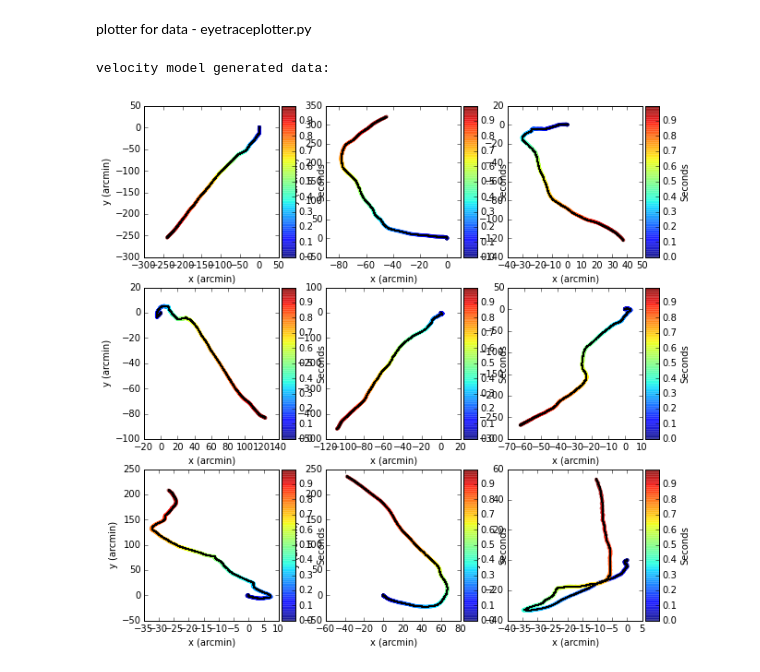
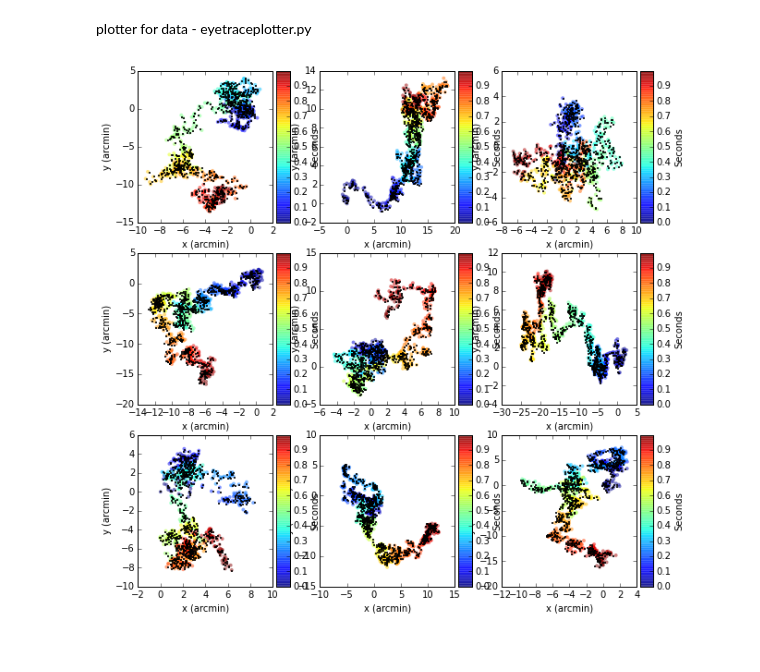
Before and after one commit to vdutell/eyemovement, a Jupyter notebook: implelemting into pipeline.ipynb, the cells around one changed output. Saved outputs shown, nothing was run; the diff lists cells and outputs as text; code cells hidden in the pictures.

Commit message:
added docstrings and BM motion eytrace generator

```diff
--- a/implelemting into pipeline.ipynb
+++ b/implelemting into pipeline.ipynb
@@ -569,7 +599,17 @@ def interp_mf(trials):
 filter out constant velocity interpolations - fitler_cvips.py
 # %%
 def filter_cvips(trials, wsize = 7):
+    """
+        Identify trials that have multiple concurrent frames of zero acceleration in euclidian space
 
+        Args:
+            trials (List[Eyetrace]): A list of eyetraces that may contain zero acceleration regions.
+
+            wsize (Optional[Numeric]): The window size over which to search. 7 is the number optimized by testing
+
+        Returns:
+            List[Eyetrace]: A list of eyetraces that do not contain frames with zero acceleration.
+    """
     nmstrials = []
     mstrials = []
     exv = 0
@@ -827,7 +993,13 @@ def gentracevelocity(ivx, ivy, tvx, tvy, ov, dt, adj, ntrials):
 plotter for data - eyetraceplotter.py
 # %%
 def eyetraceplot(trials, nplotted):
+    """Plots eye trace functions
+    Args:
+        trials (List[Eyetrace]): A list of eyetraces.
 
+        nplotted (Numeric): number of trials to plot
+
+    """
     ##calc number of rows for ncols
     ncol = 3
     nrow = int(math.ceil(nplotted / ncol))
@@ -836,7 +1008,7 @@ def eyetraceplot(trials, nplotted):
     for i, pl in enumerate(ax.flatten()):
         trial = trials[i]
         ##plot original data
-        #print gentrialm
+        #if(mode in ['position', 'pos','p']):
         imraw = pl.scatter(trial.xraw, trial.yraw, s=15, c=trial.time, cmap=cm.jet, alpha=0.5, edgecolors='none')
         pl.set_xlabel('x (arcmin)')
         pl.set_ylabel('y (arcmin)')
@@ -851,8 +1023,6 @@ def eyetraceplot(trials, nplotted):
         pl.scatter(trial.x, trial.y, s=1, c='black')
 
     plt.show()
-
-    return
 # %%
 ##load dependencies
 import numpy as np
@@ -871,39 +1041,43 @@ from mpl_toolkits.axes_grid1 import make_axes_locatable
 import re
 import copy
 
 #import eyetrace.py
 
-##parameters
 wsize = 7 ##for sliding window in interpolation
-##KF parameters
+##KF parameters - Velocity Model
 ivx = 1e2
 ivy = 1e2
 tvx = 1e2
 tvy = 1e2
 ov = (0.1)**2
+##parameters for Brownian Motion model
+tx = 1e-1
+ty = 1e-1
 
 ##look at and generate 9 trials
 ntrials = 9
 
+
+##data processing
+
 ##load in data and process with velocity model smoothing
 trials = find_and_load('data')
-trials = check_len(trials)
-trials = interp_mf(trials)
+trials = check_len(trials, 840)
+trials = [interp_mf(trial) for trial in trials]
 trials = filter_cvips(trials, wsize)
 trials = kfiltervelocity(trials, ivx, ivy, tvx, tvy, ov)
 print 'smoothed veloicity model real data:'
-eyetraceplot(trials,ntrials)
+eyetraceplot(trials, ntrials)
 
 ##generate traces using velocity model
 dt = 1./len(trials[0].time)
 adj = trials[0].kfadj
 vmgentrials = gentracevelocity(ivx, ivy, tvx, tvy, ov, dt, adj, ntrials)
 print 'velocity model generated data:'
 eyetraceplot(vmgentrials,ntrials)
 
 ##generate traces using Brownian Motion model
-#bmgentrials = gentracebm(ivx, ivy, tvx, tvy, ov, dt, ntrials)
-#eyetraceplot(bmgentrials,ntrials)
+bmgentrials = gentracebm(tx, ty, ov, dt, ntrials)
+eyetraceplot(bmgentrials,ntrials)
 # %% [output]
-velocity model generated data:
-[figure, old version]
+[figure, new version]
```
Also changed, not shown: parts of 12 cells of this notebook.
